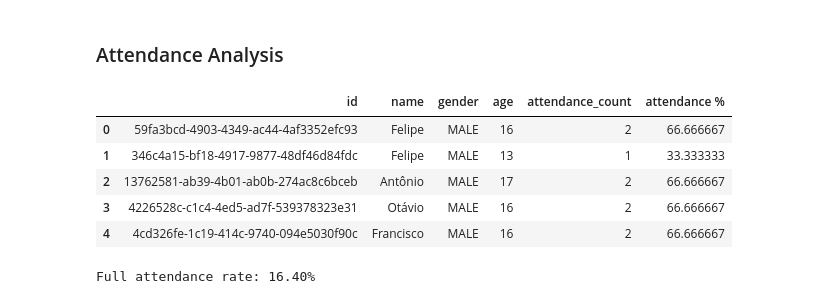
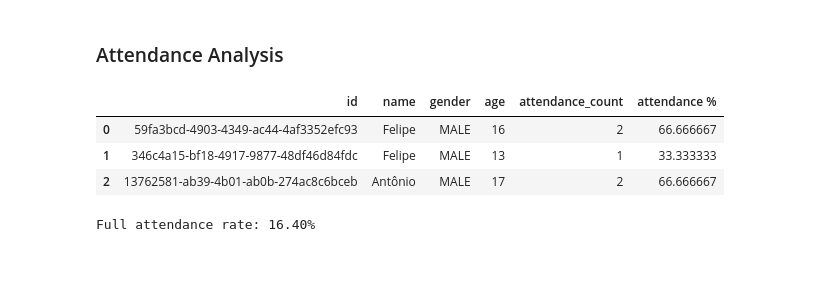
Before and after one commit to YuhanZhou3/ParusyaDA, a Jupyter notebook: analysis.ipynb, the cells around one changed output. Cells and saved outputs as stored; diff of their text form; code cells hidden in the pictures; blank space fills up the shorter version.

```diff
--- a/analysis.ipynb
+++ b/analysis.ipynb
@@ -28,3 +27,34 @@ df = pd.read_sql(query, conn, params=(gname,))
+# %%
+def get_placeholder(target_list):
+    return ','.join(['?'] * len(target_list))
+
+# Get all event ids for the group with the specified tags
+placeholder_tags = get_placeholder(TAG)
+query_eid = f"\
+    SELECT DISTINCT e.id \
+    FROM events AS e \
+    JOIN event_tags AS et ON et.event_id = e.id \
+    JOIN tags ON tags.id = et.tag_id \
+    WHERE e.group_id = (SELECT id FROM groups WHERE name = ?)\
+        AND tags.name IN ({placeholder_tags})"
+
+cursor.execute(query_eid, [GNAME]+TAG)
+event_ids = cursor.fetchall()
+event_ids = [eid[0] for eid in event_ids]
+
+# Get participant & checkin info for the events
+placeholder_eids = get_placeholder(event_ids)
+query = f"\
+    SELECT e.id AS event_id, e.name AS event_name, e.start_date_time AS event_time, \
+        p.id AS participant_id, p.full_name AS participant_name, c.timestamp AS checkin_time, \
+        p.birth_date AS participant_birth, p.gender AS participant_gender \
+    FROM events AS e \
+    JOIN check_ins AS c ON c.event_id = e.id \
+    JOIN participants AS p ON p.id = c.participant_id \
+    WHERE e.id IN ({placeholder_eids})"
+# cursor.execute(query, event_ids)
+# results = cursor.fetchall()
+df = pd.read_sql_query(query, conn, params=event_ids)
 # %%
 ### === Data Cleaning and Preprocessing ===
 
@@ -218,14 +248,12 @@ hist_age_gender.update_xaxes(dtick=1)
 # %%
 num_events = df["event_id"].nunique()
 participants["attendance %"] = participants["attendance_count"] / num_events * 100
-participants.head()
+participants.head(3)
 # %% [output]
 |  | id | name | gender | age | attendance_count | attendance % |
 | 0 | 59fa3bcd-4903-4349-ac44-4af3352efc93 | Felipe | MALE | 16 | 2 | 66.666667 |
 | 1 | 346c4a15-bf18-4917-9877-48df46d84fdc | Felipe | MALE | 13 | 1 | 33.333333 |
 | 2 | 13762581-ab39-4b01-ab0b-274ac8c6bceb | Antônio | MALE | 17 | 2 | 66.666667 |
-| 3 | 4226528c-c1c4-4ed5-ad7f-539378323e31 | Otávio | MALE | 16 | 2 | 66.666667 |
-| 4 | 4cd326fe-1c19-414c-9740-094e5030f90c | Francisco | MALE | 16 | 2 | 66.666667 |
 # %%
 # Full attendance
 full_att_pct = len(participants[participants["attendance_count"] == num_events]) / len(participants)
```
Also changed, not shown: parts of 11 cells of this notebook.
